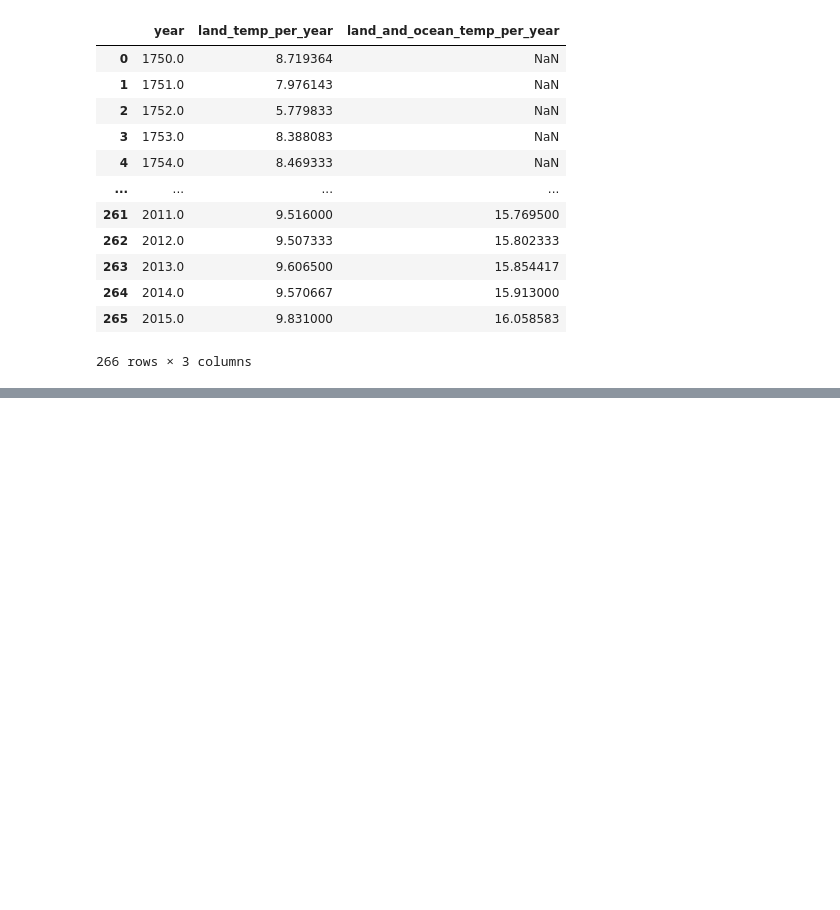
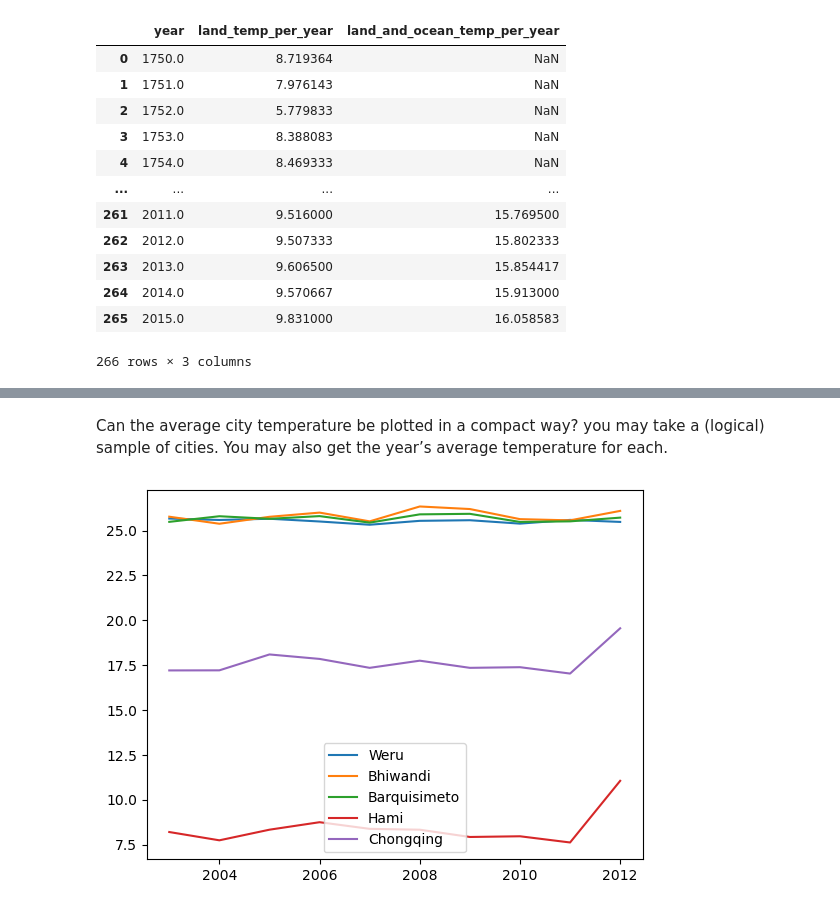
Before and after one commit to TanZng/ot6-cloud, a Jupyter notebook: analytics.ipynb, the cells around one changed output, grey strips where cells are left out. Drawn from its saved outputs; the diff is of its cells as text; code cells hidden in the pictures; blank space fills up the shorter version.

```diff
--- a/analytics.ipynb
+++ b/analytics.ipynb
@@ -50,0 +72,17 @@ df_per_city
+# %% [markdown]
+Can the average city temperature be plotted in a compact way? you may take a (logical) sample of cities. You may also get the year’s average temperature for each.
+# %%
+cities = list(set(df_per_city.City.to_list()))
+years = range(2003, 2013)
+
+for city in cities[:5]:
+    # get average temperature
+    df_city = df_per_city.loc[df_per_city["City"] == city]
+    mean_city_temp = df_city.AverageTemperature.mean()
+    df_city_year = df_city.groupby(df_city.date.dt.year)['AverageTemperature'].mean()
+    plt.plot(years, df_city_year.tail(10).to_list(), label = city)
+
+plt.legend()
+plt.show()
+# %% [output]
+[figure, added]
```
Also changed, not shown: parts of 7 cells of this notebook.
